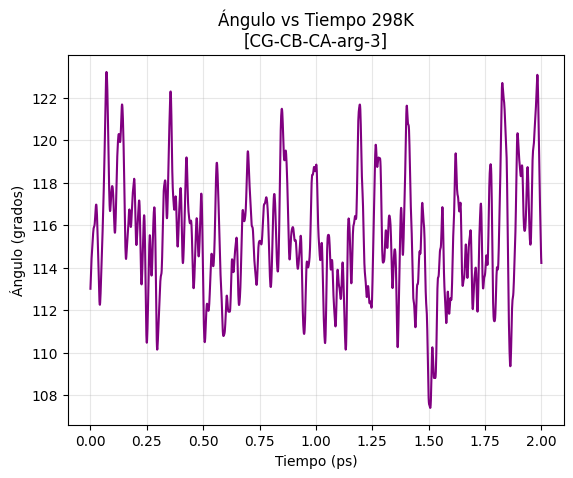
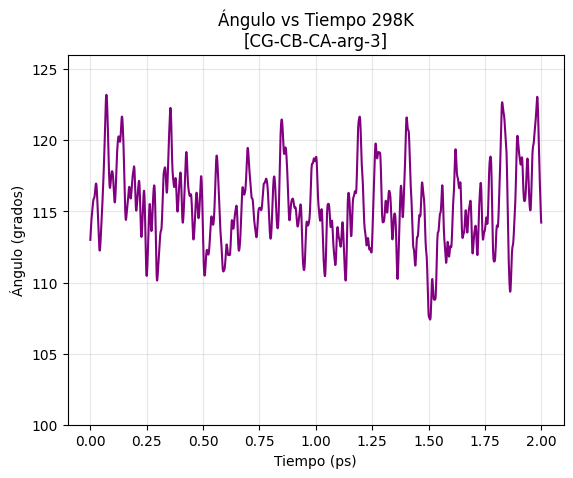
The notebook cell's code change between the first figure and the second:
--- before
+++ after
@@ -4,4 +4,5 @@
 plt.ylabel("Ángulo (grados)") 
 plt.title("Ángulo vs Tiempo 298K\n" + r"[CG-CB-CA-arg-3]") 
+plt.ylim(100,126)
 plt.grid(alpha=0.3)
 plt.show()

Commit: Añadimos límites ylim